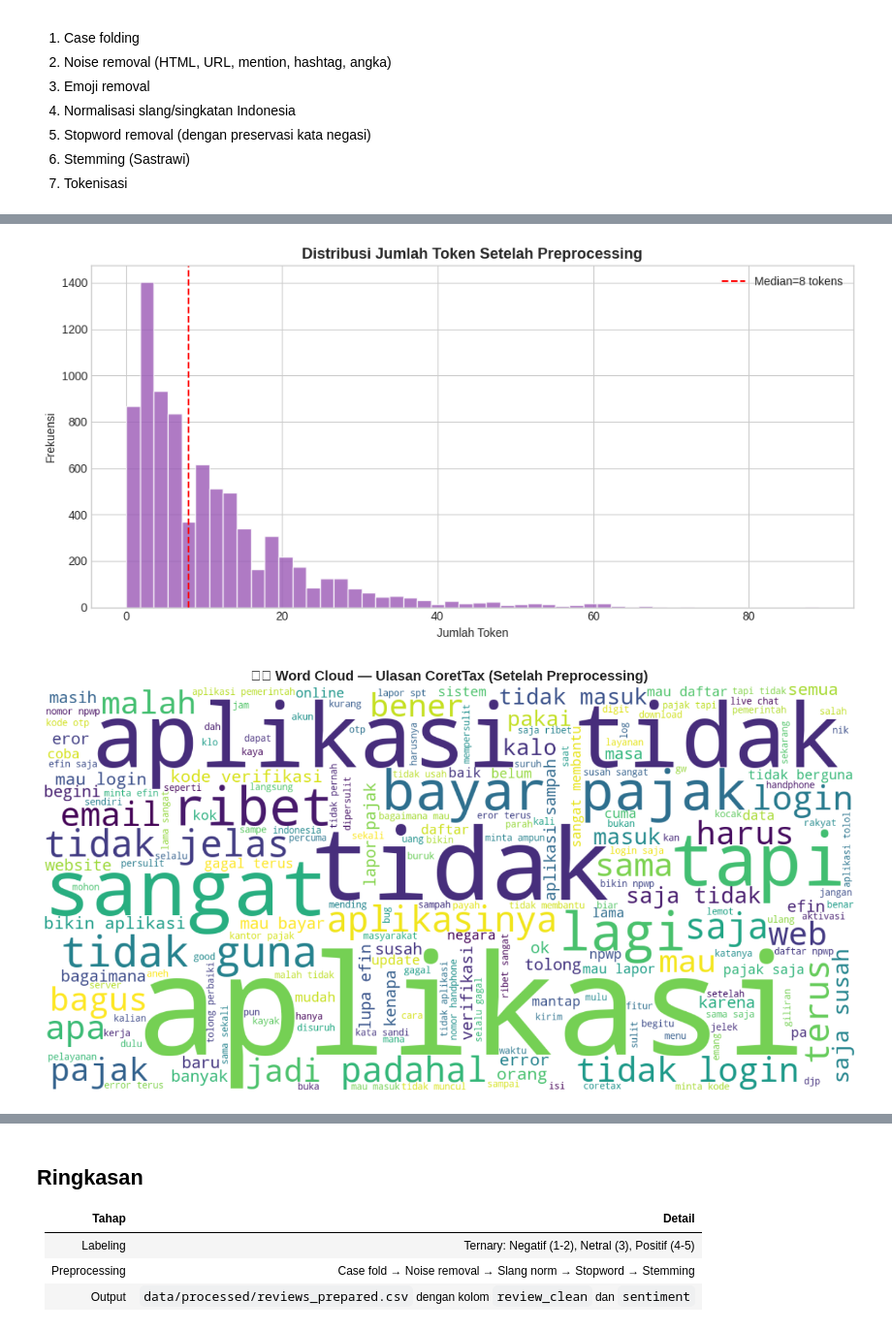
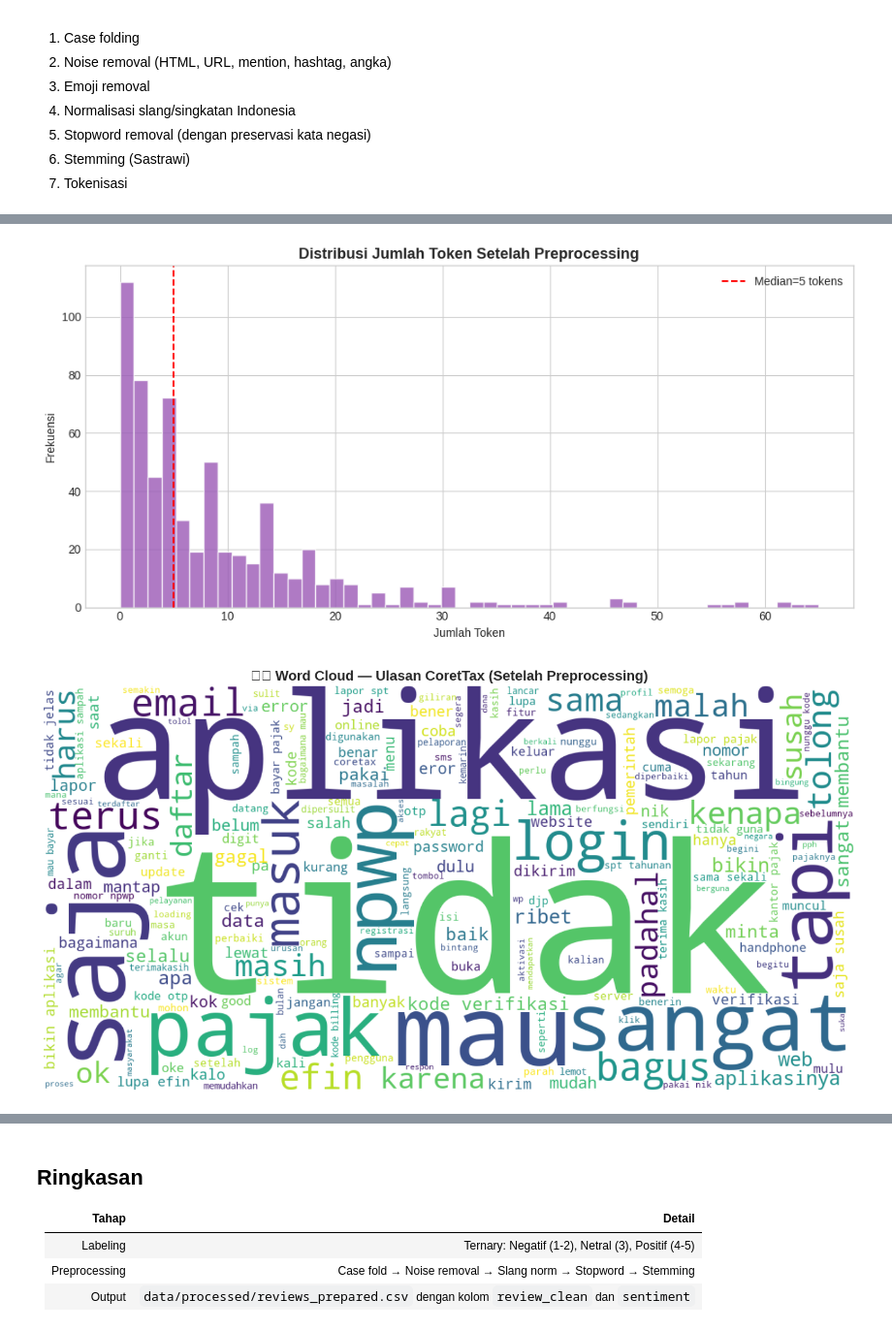
Before and after one commit to Universitas-Cakrawala/final-project-txmg1, a Jupyter notebook: notebooks/02_labeling_and_preprocessing.ipynb, the cells around one changed output, grey strips where cells are left out. Shown at 97% size. Cells and saved outputs as stored; diff of their text form; code cells hidden in the pictures.

```diff
--- a/notebooks/02_labeling_and_preprocessing.ipynb
+++ b/notebooks/02_labeling_and_preprocessing.ipynb
@@ -30,7 +30,7 @@ pd.set_option('display.max_colwidth', 120)
 # %% [markdown]
 ## Load Dataset Prepared
 # %%
-df = pd.read_csv('../data/processed/reviews_prepared.csv')
+df = pd.read_csv('../data/processed/balanced_reviews.csv')
 print(f"📊 Dataset: {df.shape[0]} baris, {df.shape[1]} kolom")
 print(f"📋 Kolom: {list(df.columns)}")
 # %% [output]
@@ -189,19 +189,19 @@ ax.set_ylabel('Frekuensi')
 ax.set_title('Distribusi Jumlah Token Setelah Preprocessing', fontsize=13, fontweight='bold')
 ax.legend()
 plt.tight_layout()
-plt.savefig('results/figures/eda/token_distribution_after_preprocessing.png', dpi=150, bbox_inches='tight')
+plt.savefig('../results/figures/eda/token_distribution_after_preprocessing.png', dpi=150, bbox_inches='tight')
 plt.show()
 # %% [output]
-[figure, old version]
+[figure, new version]
 # %%
 # Word cloud setelah preprocessing
 plot_wordcloud(
     df['review_clean'].tolist(),
     title='☁️ Word Cloud — Ulasan CoretTax (Setelah Preprocessing)',
-    save_path='results/figures/eda/wordcloud_preprocessed.png'
+    save_path='../results/figures/eda/wordcloud_preprocessed.png'
 )
 # %% [output]
-[figure, old version]
+[figure, new version]
 # %%
 # Validasi manual: 50 sampel
 print("\n📋 Validasi Manual — 50 Sampel Acak:")
```
Also changed, not shown: parts of 9 cells of this notebook, 39 other files.
